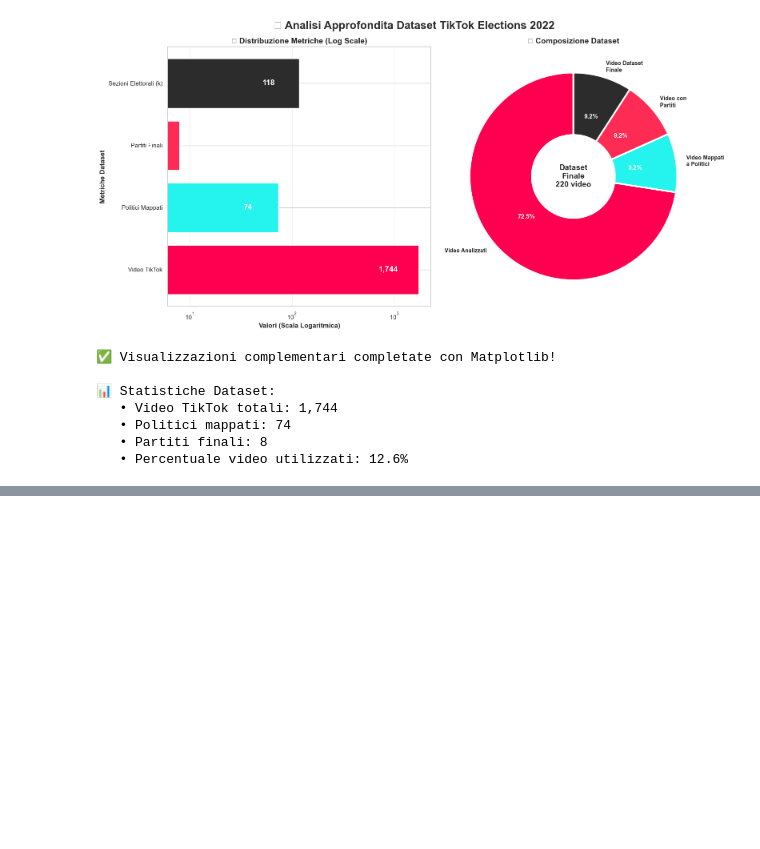
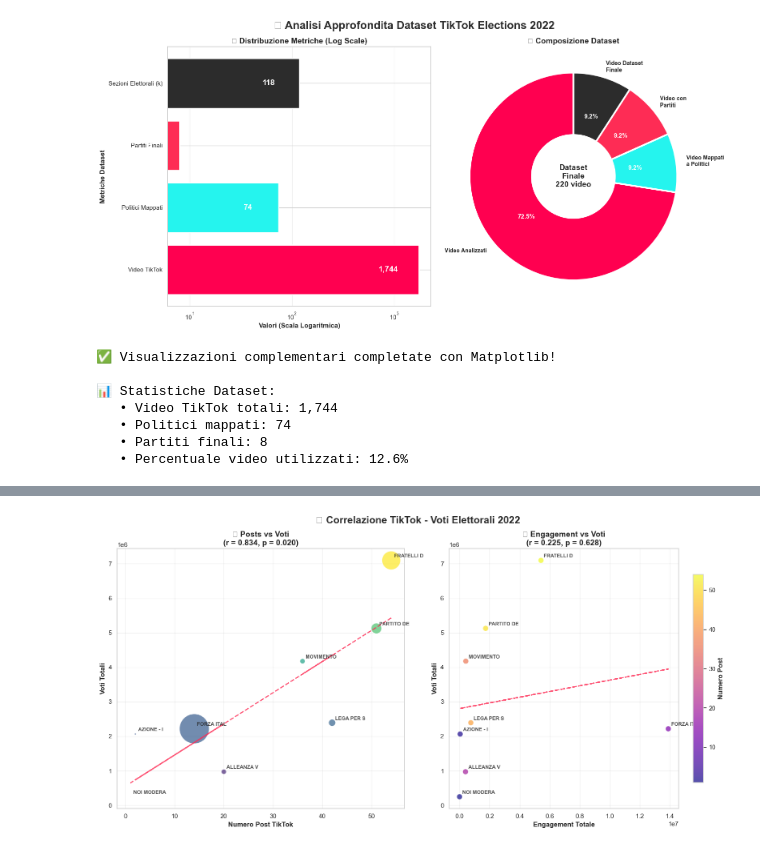
Before and after one commit to lilSultano/analisi-engagement-tiktok-elezioni-2022, a Jupyter notebook: finale.ipynb, the cells around one changed output, grey strips where cells are left out. Saved outputs shown, nothing was run; the diff lists cells and outputs as text; code cells hidden in the pictures; blank space fills up the shorter version.

```diff
--- a/finale.ipynb
+++ b/finale.ipynb
@@ -1036,0 +446,72 @@ else:
+# %%
+# 📈 SCATTER PLOT: CORRELAZIONE PRINCIPALE
+fig, (ax1, ax2) = plt.subplots(1, 2, figsize=(16, 8))
+fig.suptitle('📊 Correlazione TikTok - Voti Elettorali 2022',
+             fontsize=18, fontweight='bold', color=TIKTOK_COLORS['dark'])
+
+# === GRAFICO 1: POSTS vs VOTI ===
+# Scatter plot con dimensioni proporzionali all'engagement
+sizes = merged_data['ENGAGEMENT_TOTALE'] / 5000  # Scala per dimensioni
+colors = merged_data['TOTALE_VOTI_LISTA']
+
+scatter1 = ax1.scatter(merged_data['NUMERO_POST_TIKTOK'],
+                      merged_data['TOTALE_VOTI_LISTA'],
+                      s=sizes, c=colors,
+                      cmap='viridis', alpha=0.7,
+                      edgecolors='white', linewidth=1)
+
+# Linea di tendenza
+z1 = np.polyfit(merged_data['NUMERO_POST_TIKTOK'], merged_data['TOTALE_VOTI_LISTA'], 1)
+p1 = np.poly1d(z1)
+ax1.plot(merged_data['NUMERO_POST_TIKTOK'],
+         p1(merged_data['NUMERO_POST_TIKTOK']),
+         "--", color=TIKTOK_COLORS['accent'], alpha=0.8, linewidth=2)
+
+# Annotazioni partiti
+for _, row in merged_data.iterrows():
+    ax1.annotate(row['PARTITO'][:10],
+                (row['NUMERO_POST_TIKTOK'], row['TOTALE_VOTI_LISTA']),
+                xytext=(5, 5), textcoords='offset points',
+                fontsize=9, alpha=0.8, fontweight='bold')
+
+ax1.set_xlabel('Numero Post TikTok', fontweight='bold', fontsize=12)
+ax1.set_ylabel('Voti Totali', fontweight='bold', fontsize=12)
+ax1.set_title(f'📱 Posts vs Voti\n(r = {corr_posts:.3f}, p = {p_posts:.3f})',
+              fontsize=14, fontweight='bold')
+ax1.grid(True, alpha=0.3)
+
+# === GRAFICO 2: ENGAGEMENT vs VOTI ===
+scatter2 = ax2.scatter(merged_data['ENGAGEMENT_TOTALE'],
+                      merged_data['TOTALE_VOTI_LISTA'],
+                      s=100, c=merged_data['NUMERO_POST_TIKTOK'],
+                      cmap='plasma', alpha=0.7,
+                      edgecolors='white', linewidth=1)
+
+# Linea di tendenza
+z2 = np.polyfit(merged_data['ENGAGEMENT_TOTALE'], merged_data['TOTALE_VOTI_LISTA'], 1)
+p2 = np.poly1d(z2)
+ax2.plot(merged_data['ENGAGEMENT_TOTALE'],
+         p2(merged_data['ENGAGEMENT_TOTALE']),
+         "--", color=TIKTOK_COLORS['accent'], alpha=0.8, linewidth=2)
+
+# Annotazioni partiti
+for _, row in merged_data.iterrows():
+    ax2.annotate(row['PARTITO'][:10],
+                (row['ENGAGEMENT_TOTALE'], row['TOTALE_VOTI_LISTA']),
+                xytext=(5, 5), textcoords='offset points',
+                fontsize=9, alpha=0.8, fontweight='bold')
+
+ax2.set_xlabel('Engagement Totale', fontweight='bold', fontsize=12)
+ax2.set_ylabel('Voti Totali', fontweight='bold', fontsize=12)
+ax2.set_title(f'💝 Engagement vs Voti\n(r = {corr_eng:.3f}, p = {p_eng:.3f})',
+              fontsize=14, fontweight='bold')
+ax2.grid(True, alpha=0.3)
+
+# Colorbar
+cbar = plt.colorbar(scatter2, ax=ax2, shrink=0.8)
+cbar.set_label('Numero Post', fontweight='bold')
+
+plt.tight_layout()
+plt.show()
+# %% [output]
+[figure, added]
```
Also changed, not shown: parts of 7 cells of this notebook, 3 other files.
